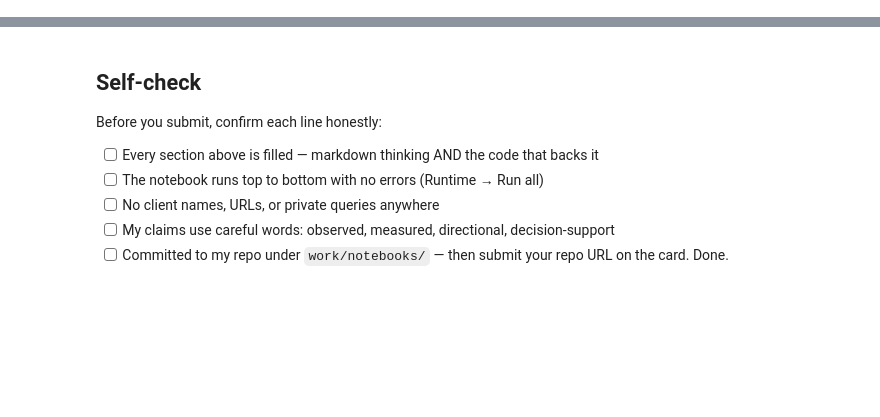
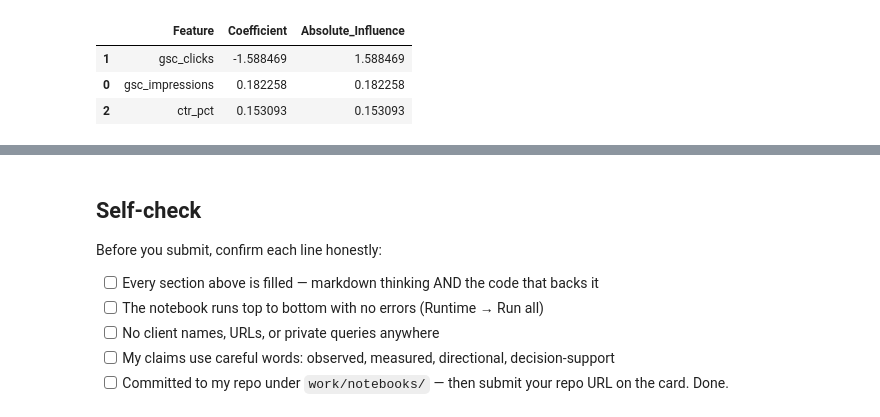
Before and after one commit to Ameen740/Internship_Flyrank, a Jupyter notebook: work/notebooks/w05_model.ipynb, the cells around one changed output, grey strips where cells are left out. Saved outputs shown, nothing was run; the diff lists cells and outputs as text; code cells hidden in the pictures; blank space fills up the shorter version.

```diff
--- a/work/notebooks/w05_model.ipynb
+++ b/work/notebooks/w05_model.ipynb
@@ -36,0 +409,92 @@ This skeleton is yours to fill. Work the sections **in order** — each one has
+# %%
+# This cell is for CODE (numbers, a query, a check).
+# Write your text answer in the cell ABOVE this one — typing sentences here breaks Run All.
+
+# ML-08 — Question 4: Errors and interpretation
+
+# ---------------------------------------------------------
+# 1. Identify incorrect predictions
+# ---------------------------------------------------------
+
+errors = (y_test != y_pred)
+
+print("ERROR ANALYSIS")
+print("Total test examples:", len(y_test))
+print("Incorrect predictions:", errors.sum())
+print("Error rate:", round(errors.mean() * 100, 2), "%")
+
+
+# ---------------------------------------------------------
+# 2. Show examples of incorrect predictions
+# ---------------------------------------------------------
+
+error_rows = test_model.loc[errors].copy()
+
+print("\nNumber of incorrect rows:", len(error_rows))
+
+error_columns = [
+    "client_hash_id",
+    "content_hash_id",
+    "gsc_impressions",
+    "gsc_clicks",
+    "ctr_pct",
+    "baseline_target"
+]
+
+available_columns = [
+    col for col in error_columns
+    if col in error_rows.columns
+]
+
+display(
+    error_rows[available_columns].head(20)
+)
+
+
+# ---------------------------------------------------------
+# 3. Compare actual vs predicted decisions
+# ---------------------------------------------------------
+
+print("\nACTUAL VS PREDICTED")
+
+error_summary = pd.crosstab(
+    y_test,
+    y_pred,
+    rownames=["Actual"],
+    colnames=["Predicted"]
+)
+
+display(error_summary)
+
+
+# ---------------------------------------------------------
+# 4. Feature influence
+# ---------------------------------------------------------
+
+feature_importance = pd.DataFrame({
+    "Feature": feature_names,
+    "Coefficient": model.coef_[0]
+})
+
+feature_importance["Absolute_Influence"] = (
+    feature_importance["Coefficient"].abs()
+)
+
+feature_importance = feature_importance.sort_values(
+    "Absolute_Influence",
+    ascending=False
+)
+
+print("\nFEATURE INFLUENCE")
+display(feature_importance)
+
+
+# ---------------------------------------------------------
+# 5. Final interpretation
+# ---------------------------------------------------------
+
+print("\nINTERPRETATION")
+print("The largest absolute coefficient shows the strongest model influence.")
+print("The model does not perfectly reproduce the Week-4 baseline.")
+print("Errors should be reviewed as decision-support cases.")
+# %% [output]
@@ -36,0 +530,4 @@ This skeleton is yours to fill. Work the sections **in order** — each one has
+|  | Feature | Coefficient | Absolute_Influence |
+| 1 | gsc_clicks | -1.588469 | 1.588469 |
+| 0 | gsc_impressions | 0.182258 | 0.182258 |
+| 2 | ctr_pct | 0.153093 | 0.153093 |
```
Also changed, not shown: parts of 17 cells of this notebook.
